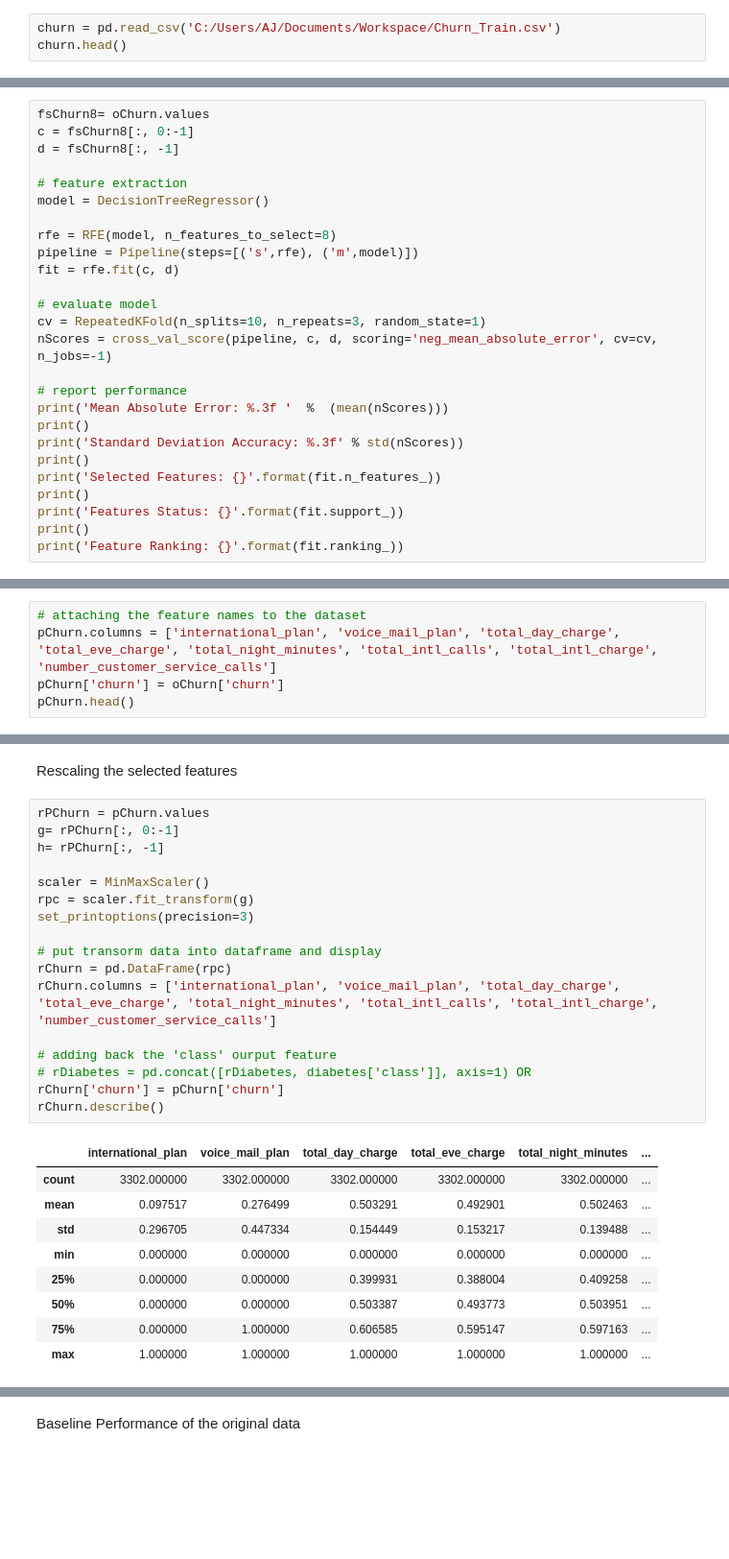
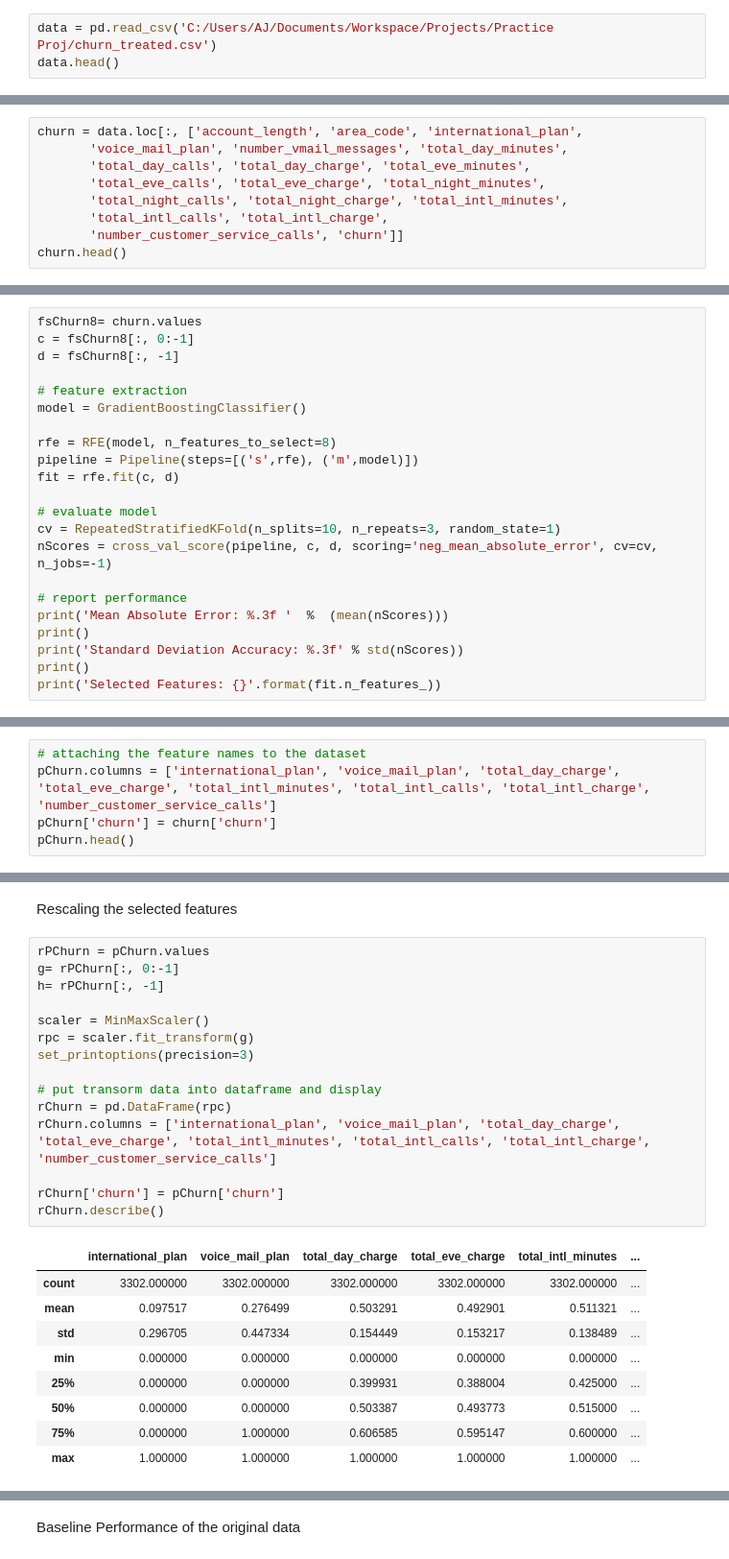
Before and after one commit to Ajay-4u/Customer-Churn, a Jupyter notebook: Customer Churn.ipynb, the cells around one changed output, grey strips where cells are left out. Shown at 96% size. Cells and saved outputs as stored; diff of their text form; blank space fills up the shorter version.

```diff
--- a/Customer Churn.ipynb
+++ b/Customer Churn.ipynb
@@ -28,6 +27,6 @@ from numpy import set_printoptions
 # %% [markdown]
 # Reading the file
 # %%
-churn = pd.read_csv('C:/Users/AJ/Documents/Workspace/Churn_Train.csv')
-churn.head()
+data = pd.read_csv('C:/Users/AJ/Documents/Workspace/Projects/Practice Proj/churn_treated.csv')
+data.head()
 # %% [output]
@@ -39,0 +39,9 @@ churn.head()
+# %%
+churn = data.loc[:, ['account_length', 'area_code', 'international_plan',
+       'voice_mail_plan', 'number_vmail_messages', 'total_day_minutes',
+       'total_day_calls', 'total_day_charge', 'total_eve_minutes',
+       'total_eve_calls', 'total_eve_charge', 'total_night_minutes',
+       'total_night_calls', 'total_night_charge', 'total_intl_minutes',
+       'total_intl_calls', 'total_intl_charge',
+       'number_customer_service_calls', 'churn']]
+churn.head()
@@ -356,19 +209,19 @@ Selecting  8 features gives us the closest value to 0 at -7.8 in Mean Absolute E
 # %% [markdown]
 Feature selection using Recursive Feature Elimination (RFE) with 8 features
 # %%
-fsChurn8= oChurn.values
+fsChurn8= churn.values
 c = fsChurn8[:, 0:-1]
 d = fsChurn8[:, -1]
 
 # feature extraction
-model = DecisionTreeRegressor()
+model = GradientBoostingClassifier()
 
 rfe = RFE(model, n_features_to_select=8)
 pipeline = Pipeline(steps=[('s',rfe), ('m',model)])
 fit = rfe.fit(c, d)
 
 # evaluate model
-cv = RepeatedKFold(n_splits=10, n_repeats=3, random_state=1)
+cv = RepeatedStratifiedKFold(n_splits=10, n_repeats=3, random_state=1)
 nScores = cross_val_score(pipeline, c, d, scoring='neg_mean_absolute_error', cv=cv, n_jobs=-1)
 
 # report performance
@@ -377,8 +230,4 @@ print()
 print('Standard Deviation Accuracy: %.3f' % std(nScores))
 print()
 print('Selected Features: {}'.format(fit.n_features_))
-print()
-print('Features Status: {}'.format(fit.support_))
-print()
-print('Feature Ranking: {}'.format(fit.ranking_))
 # %% [output]
@@ -464,6 +308,6 @@ The selected features are:
 # %%
 # attaching the feature names to the dataset
-pChurn.columns = ['international_plan', 'voice_mail_plan', 'total_day_charge', 'total_eve_charge', 'total_night_minutes', 'total_intl_calls', 'total_intl_charge', 'number_customer_service_calls']
-pChurn['churn'] = oChurn['churn']
+pChurn.columns = ['international_plan', 'voice_mail_plan', 'total_day_charge', 'total_eve_charge', 'total_intl_minutes', 'total_intl_calls', 'total_intl_charge', 'number_customer_service_calls']
+pChurn['churn'] = churn['churn']
 pChurn.head()
 # %% [output]
@@ -492,27 +336,25 @@ Rescaling the selected features
 # %%
 rPChurn = pChurn.values
 g= rPChurn[:, 0:-1]
 h= rPChurn[:, -1]
 
 scaler = MinMaxScaler()
 rpc = scaler.fit_transform(g)
 set_printoptions(precision=3)
 
 # put transorm data into dataframe and display
 rChurn = pd.DataFrame(rpc)
-rChurn.columns = ['international_plan', 'voice_mail_plan', 'total_day_charge', 'total_eve_charge', 'total_night_minutes', 'total_intl_calls', 'total_intl_charge', 'number_customer_service_calls']
+rChurn.columns = ['international_plan', 'voice_mail_plan', 'total_day_charge', 'total_eve_charge', 'total_intl_minutes', 'total_intl_calls', 'total_intl_charge', 'number_customer_service_calls']
 
-# adding back the 'class' ourput feature
-# rDiabetes = pd.concat([rDiabetes, diabetes['class']], axis=1) OR
 rChurn['churn'] = pChurn['churn']
 rChurn.describe()
 # %% [output]
-|  | international_plan | voice_mail_plan | total_day_charge | total_eve_charge | total_night_minutes | ... |
+|  | international_plan | voice_mail_plan | total_day_charge | total_eve_charge | total_intl_minutes | ... |
 | count | 3302.000000 | 3302.000000 | 3302.000000 | 3302.000000 | 3302.000000 | ... |
-| mean | 0.097517 | 0.276499 | 0.503291 | 0.492901 | 0.502463 | ... |
-| std | 0.296705 | 0.447334 | 0.154449 | 0.153217 | 0.139488 | ... |
+| mean | 0.097517 | 0.276499 | 0.503291 | 0.492901 | 0.511321 | ... |
+| std | 0.296705 | 0.447334 | 0.154449 | 0.153217 | 0.138489 | ... |
 | min | 0.000000 | 0.000000 | 0.000000 | 0.000000 | 0.000000 | ... |
-| 25% | 0.000000 | 0.000000 | 0.399931 | 0.388004 | 0.409258 | ... |
-| 50% | 0.000000 | 0.000000 | 0.503387 | 0.493773 | 0.503951 | ... |
-| 75% | 0.000000 | 1.000000 | 0.606585 | 0.595147 | 0.597163 | ... |
+| 25% | 0.000000 | 0.000000 | 0.399931 | 0.388004 | 0.425000 | ... |
+| 50% | 0.000000 | 0.000000 | 0.503387 | 0.493773 | 0.515000 | ... |
+| 75% | 0.000000 | 1.000000 | 0.606585 | 0.595147 | 0.600000 | ... |
 | max | 1.000000 | 1.000000 | 1.000000 | 1.000000 | 1.000000 | ... |
```
Also changed, not shown: parts of 36 cells of this notebook, 1 other file.
